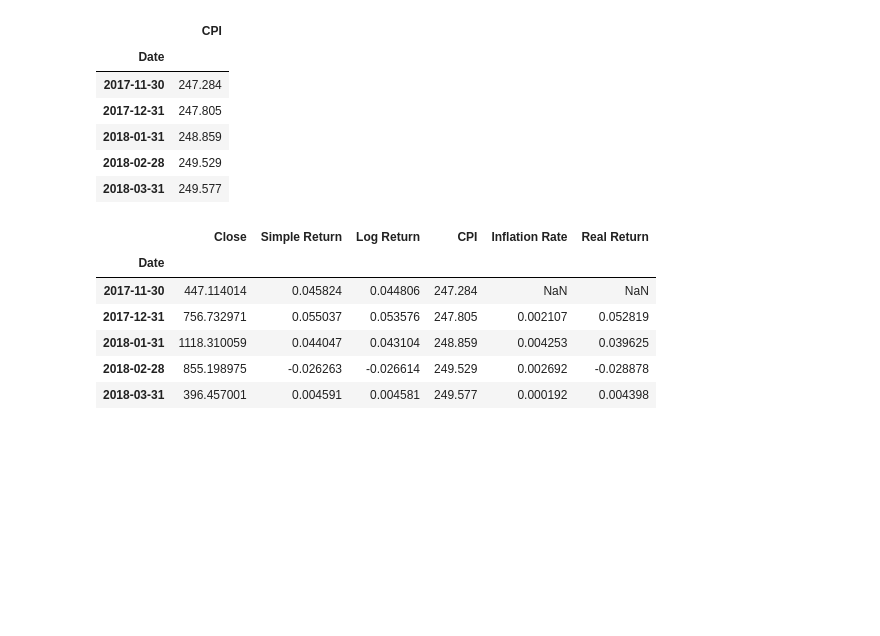
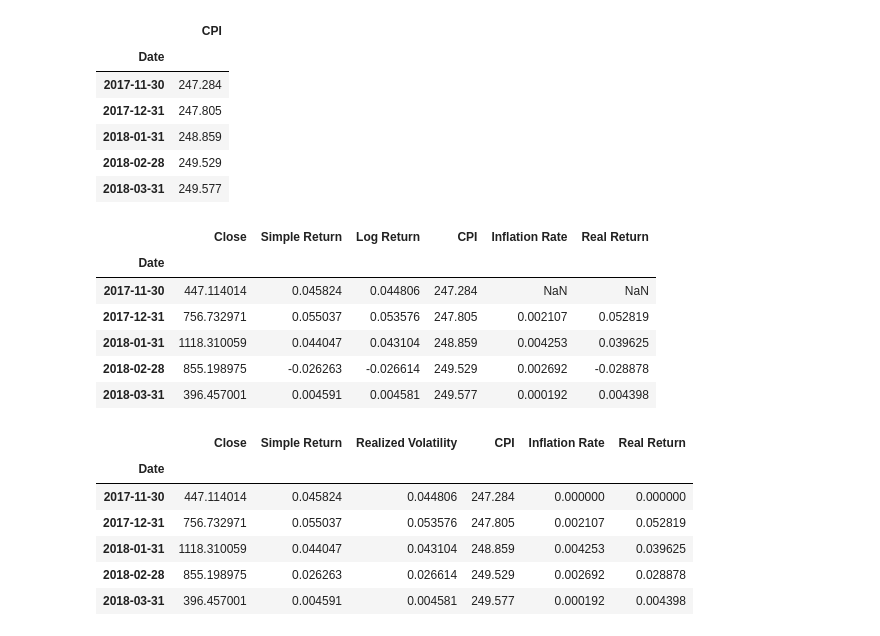
Before and after one commit to CGFS93/Ethereum-Data-Analysis, a Jupyter notebook: eth-eda.ipynb, the cells around one changed output. Drawn from its saved outputs; the diff is of its cells as text; code cells hidden in the pictures; blank space fills up the shorter version.

```diff
--- a/eth-eda.ipynb
+++ b/eth-eda.ipynb
@@ -85,0 +90,16 @@ df_monthly.head()
+# %%
+df_rv = (
+    df_monthly.groupby(pd.Grouper(freq='M'))
+    .apply(realize_volatility)
+    .rename(columns={'Log Return': 'Realized Volatility'})
+)
+
+df_rv.head()
+# %% [output]
+|  | Close | Simple Return | Realized Volatility | CPI | Inflation Rate | Real Return |
+| Date |  |  |  |  |  |  |
+| 2017-11-30 | 447.114014 | 0.045824 | 0.044806 | 247.284 | 0.000000 | 0.000000 |
+| 2017-12-31 | 756.732971 | 0.055037 | 0.053576 | 247.805 | 0.002107 | 0.052819 |
+| 2018-01-31 | 1118.310059 | 0.044047 | 0.043104 | 248.859 | 0.004253 | 0.039625 |
+| 2018-02-28 | 855.198975 | 0.026263 | 0.026614 | 249.529 | 0.002692 | 0.028878 |
+| 2018-03-31 | 396.457001 | 0.004591 | 0.004581 | 249.577 | 0.000192 | 0.004398 |
```
Also changed, not shown: parts of 4 cells of this notebook, 1 other file.
